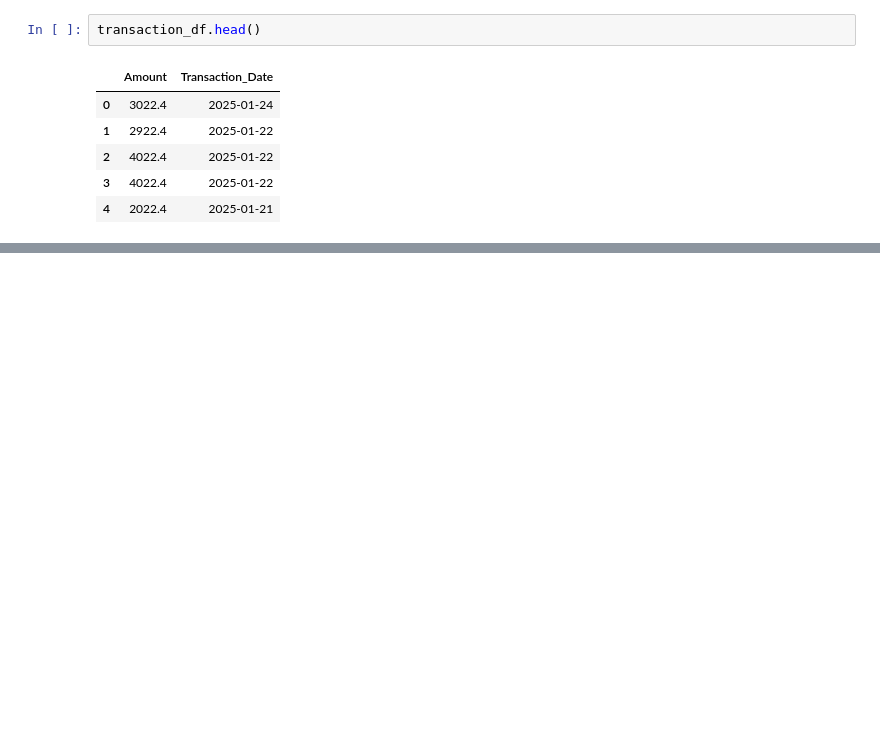
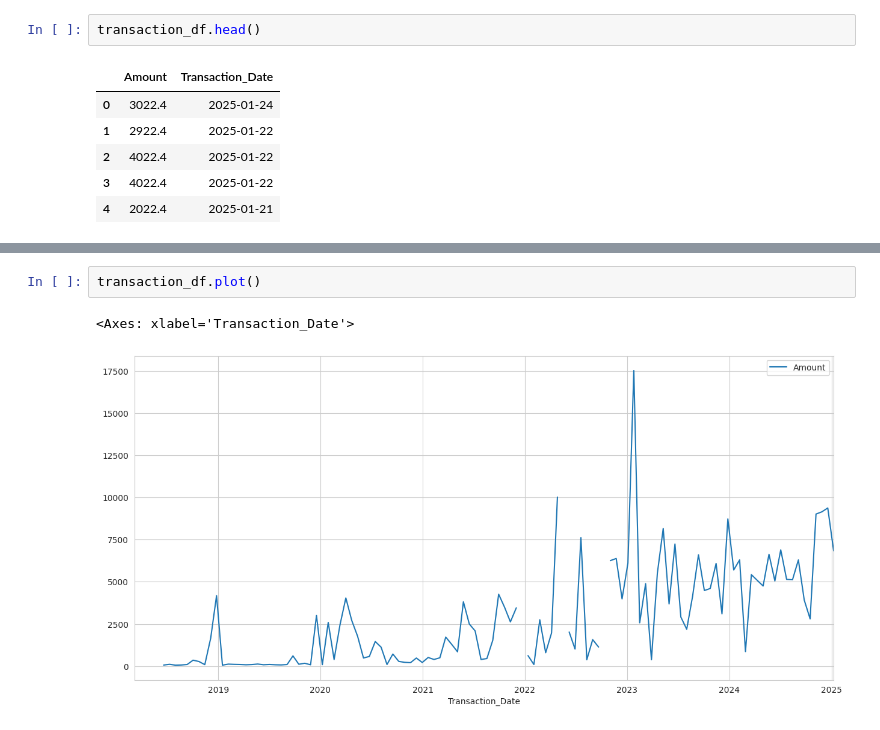
Before and after one commit to Jeremiah-Katumo/dsa, a Jupyter notebook: project/transactions.ipynb, the cells around one changed output, grey strips where cells are left out. Drawn from its saved outputs; the diff is of its cells as text; blank space fills up the shorter version.

```diff
--- a/project/transactions.ipynb
+++ b/project/transactions.ipynb
@@ -55,0 +124,5 @@ transaction_df.plot(figsize=(15,7))
+# %%
+transaction_df.plot()
+# %% [output]
+<Axes: xlabel='Transaction_Date'>
+[figure, added]
```
Also changed, not shown: parts of 23 cells of this notebook.
